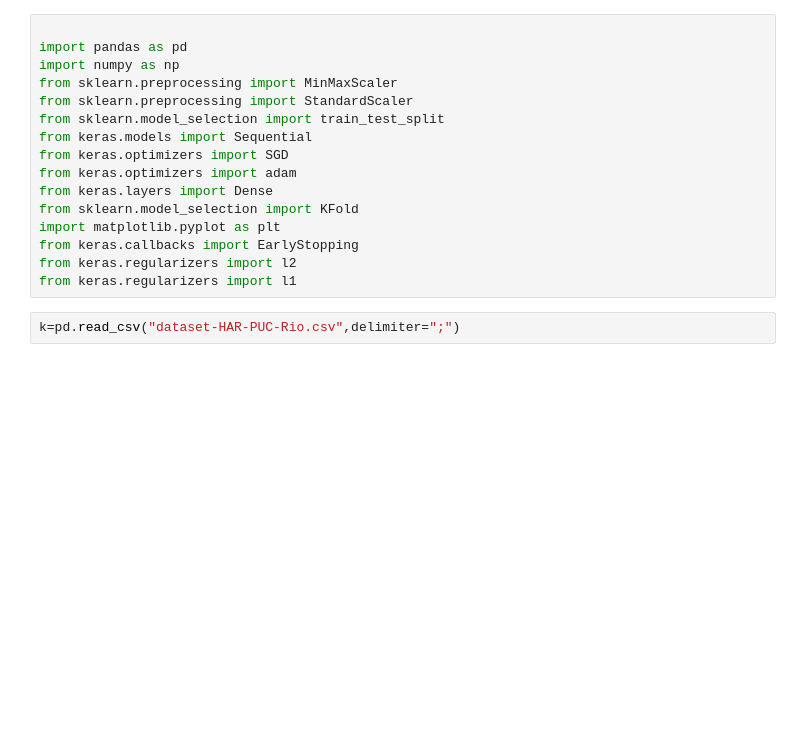
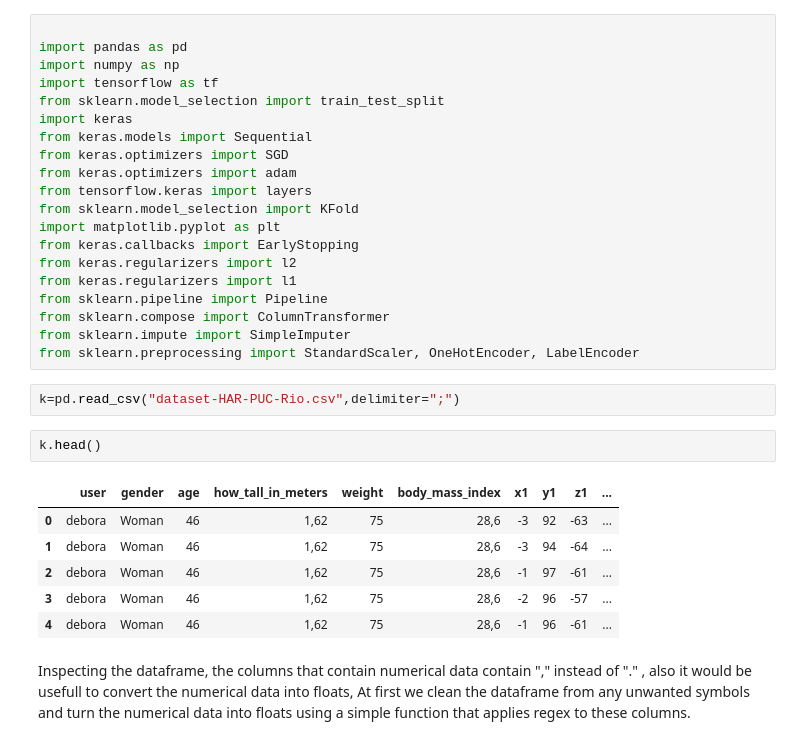
Before and after one commit to gmpotsas/Human-Activity-Recognition, a Jupyter notebook: human_activity_recognitions.ipynb, the cells around one changed output. Saved outputs shown, nothing was run; the diff lists cells and outputs as text; blank space fills up the shorter version.

```diff
--- a/human_activity_recognitions.ipynb
+++ b/human_activity_recognitions.ipynb
@@ -2,17 +2,32 @@
 
 import pandas as pd
 import numpy as np
-from sklearn.preprocessing import MinMaxScaler
-from sklearn.preprocessing import StandardScaler
+import tensorflow as tf
 from sklearn.model_selection import train_test_split
+import keras
 from keras.models import Sequential
 from keras.optimizers import SGD
 from keras.optimizers import adam
-from keras.layers import Dense
+from tensorflow.keras import layers
 from sklearn.model_selection import KFold
 import matplotlib.pyplot as plt
 from keras.callbacks import EarlyStopping
 from keras.regularizers import l2
 from keras.regularizers import l1
+from sklearn.pipeline import Pipeline
+from sklearn.compose import ColumnTransformer
+from sklearn.impute import SimpleImputer
+from sklearn.preprocessing import StandardScaler, OneHotEncoder, LabelEncoder
 # %%
 k=pd.read_csv("dataset-HAR-PUC-Rio.csv",delimiter=";")
+# %%
+k.head()
+# %% [output]
+|  | user | gender | age | how_tall_in_meters | weight | body_mass_index | x1 | y1 | z1 | ... |
+| 0 | debora | Woman | 46 | 1,62 | 75 | 28,6 | -3 | 92 | -63 | ... |
+| 1 | debora | Woman | 46 | 1,62 | 75 | 28,6 | -3 | 94 | -64 | ... |
+| 2 | debora | Woman | 46 | 1,62 | 75 | 28,6 | -1 | 97 | -61 | ... |
+| 3 | debora | Woman | 46 | 1,62 | 75 | 28,6 | -2 | 96 | -57 | ... |
+| 4 | debora | Woman | 46 | 1,62 | 75 | 28,6 | -1 | 96 | -61 | ... |
+# %% [markdown]
+Inspecting the dataframe, the columns that contain numerical data contain "," instead of "." , also it would be usefull to convert the numerical data into floats, At first we clean the dataframe from any unwanted symbols and turn the numerical data into floats using a simple function that applies regex to these columns.
```
Also changed, not shown: parts of 27 cells of this notebook.
